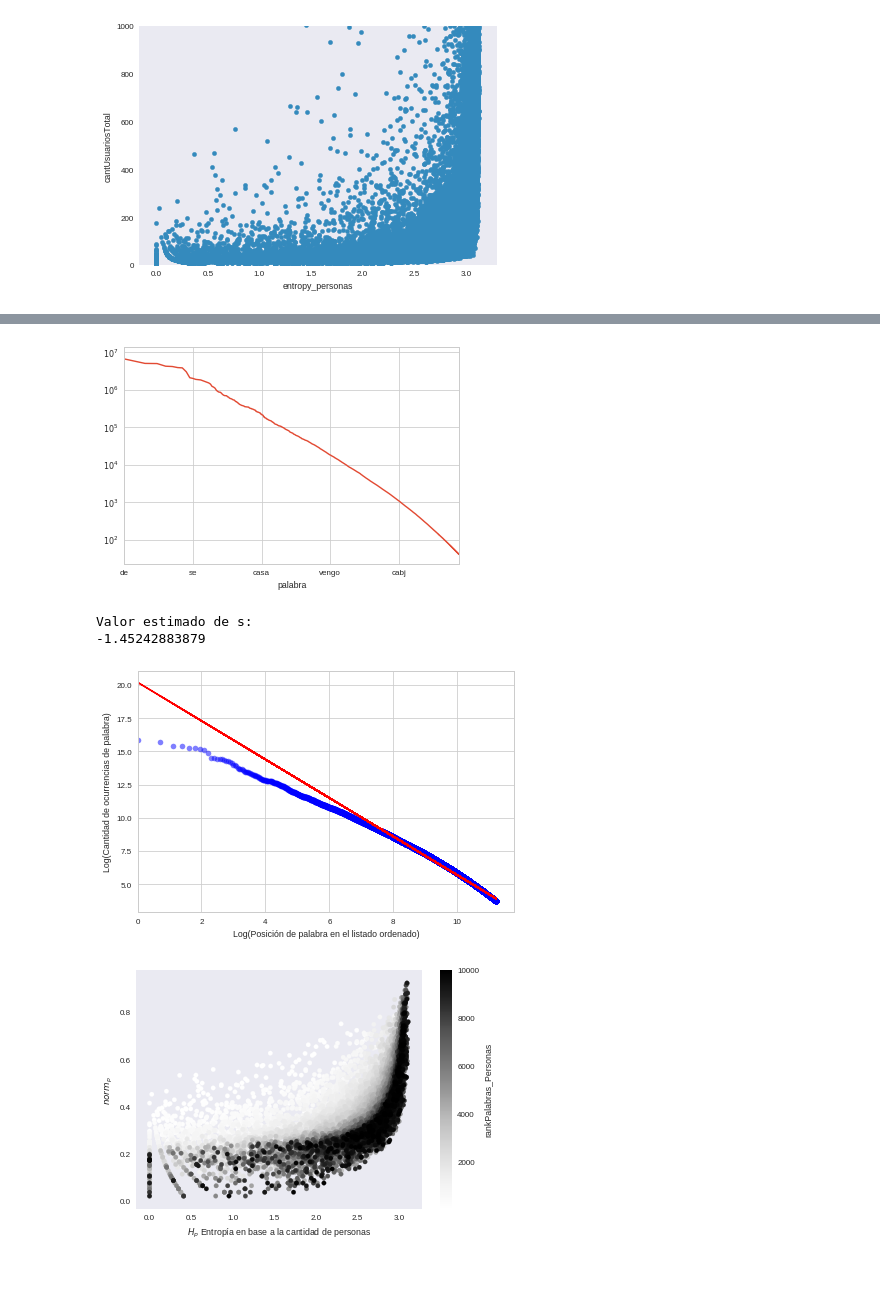
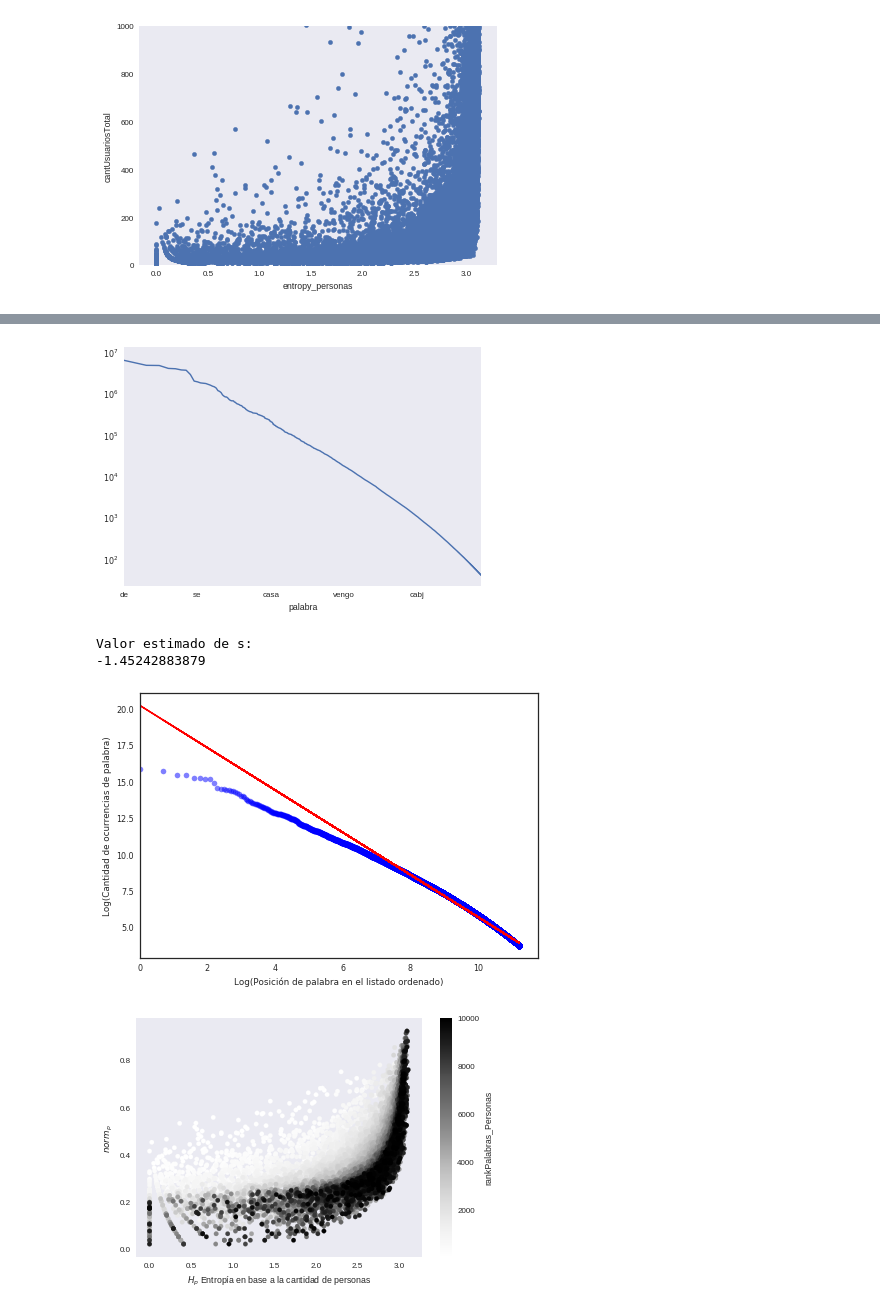
Before and after one commit to daleman/tesis, a Jupyter notebook: notebooks/graficos.ipynb, the cells around one changed output, grey strips where cells are left out. Drawn from its saved outputs; the diff is of its cells as text; code cells hidden in the pictures; blank space fills up the shorter version.

```diff
--- a/notebooks/graficos.ipynb
+++ b/notebooks/graficos.ipynb
@@ -12,6 +12,10 @@ import matplotlib.pyplot as plt
 import seaborn as sns
 # plt.style.available
 plt.style.use('seaborn-whitegrid')
+def set_style():
+    plt.style.use(['seaborn-white', 'seaborn-paper'])
+    plt.rc("font", family="Times New Roman")
+set_style()
 
 pd.set_option('display.max_rows', 500)
 relativePathImages = '../latex/src/images/'
@@ -75,7 +76,7 @@ df.plot.scatter(x="entropy_personas", y="cantUsuariosTotal", ylim=[0, 1000])
 <matplotlib.axes._subplots.AxesSubplot at 0x...>
 [figure]
 # %%
-sns.set_context('paper')
+sns.set_style(style='dark')
 sns.jointplot(kind='scatter',x="normCantPersonas", y="information_value_personas_palabras",data=df.iloc[:10000],size=8)
 # %% [output]
 <seaborn.axisgrid.JointGrid at 0x...>
@@ -89,7 +90,7 @@ df.information_value_personas_palabras.plot(kind='hist',bins=100,logy=True,alpha
 ax = df.cantPalabra.sort_values(ascending=False).plot(y='cantPalabra',x=range(len(df.cantPalabra)),logy=True,logx=True)
 ax.set_xlabel= range(len(df.cantPalabra))
 # %% [output]
-[figure, old version]
+[figure, new version]
 # %%
 df['Rank'] = df['cantPalabra'].rank(method = 'min', ascending = False)
 x = range(len(df.cantPalabra))
@@ -102,25 +103,23 @@ print 'Valor estimado de s:\n{0}'.format(fit[0])
 Valor estimado de s:
 -1.45242883879
 # %%
-fig = plt.Figure(figsize = (4,4), facecolor = 'w', edgecolor = 'w')
+set_style()
+fig = plt.Figure(figsize = (4*1.68,4), facecolor = 'w', edgecolor = 'w')
 ax = plt.subplot(111)
 
 ax.plot(x, y, 'bo', alpha = 0.5)
 ax.plot(x,fitted,'r')
-# ax.set_xscale("log", nonposx='clip')
-# ax.set_yscale("log", nonposy='clip')
-
 
 ax.set_xlabel(u'Log(Posición de palabra en el listado ordenado)')
 ax.set_ylabel(u'Log(Cantidad de ocurrencias de palabra)')
 
 ax.set_xlim(left = max([min(np.log(df['Rank'])) * 0.95,0]))
 
 ax.get_figure().savefig("{0}zipf.pdf".format(relativePathImages),dpi=300)
 plt.tight_layout()
 plt.show()
 # %% [output]
-[figure, old version]
+[figure, new version]
 # %%
 ax = df.iloc[:10000].plot(kind='scatter',x='entropy_personas',y='normCantPersonas',c='rankPalabras_Personas',sharex=False)
 ax.set_xlabel(u'$H_p$ Entropía en base a la cantidad de personas')
```
Also changed, not shown: parts of 26 cells of this notebook, 4 other files.
